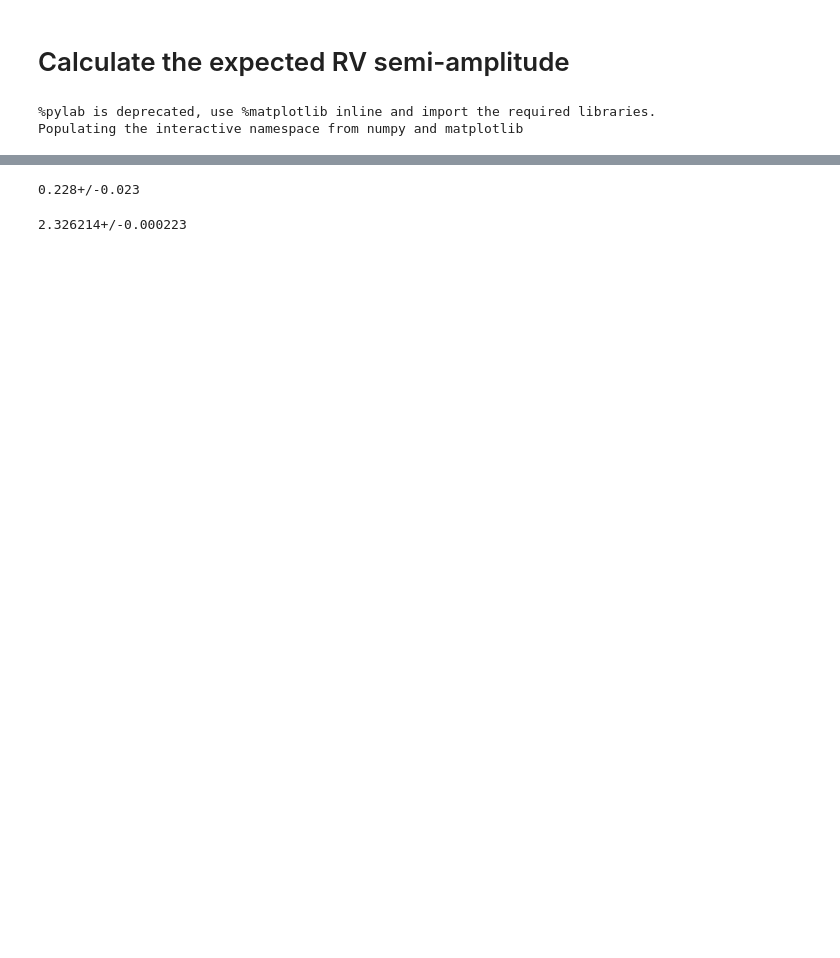
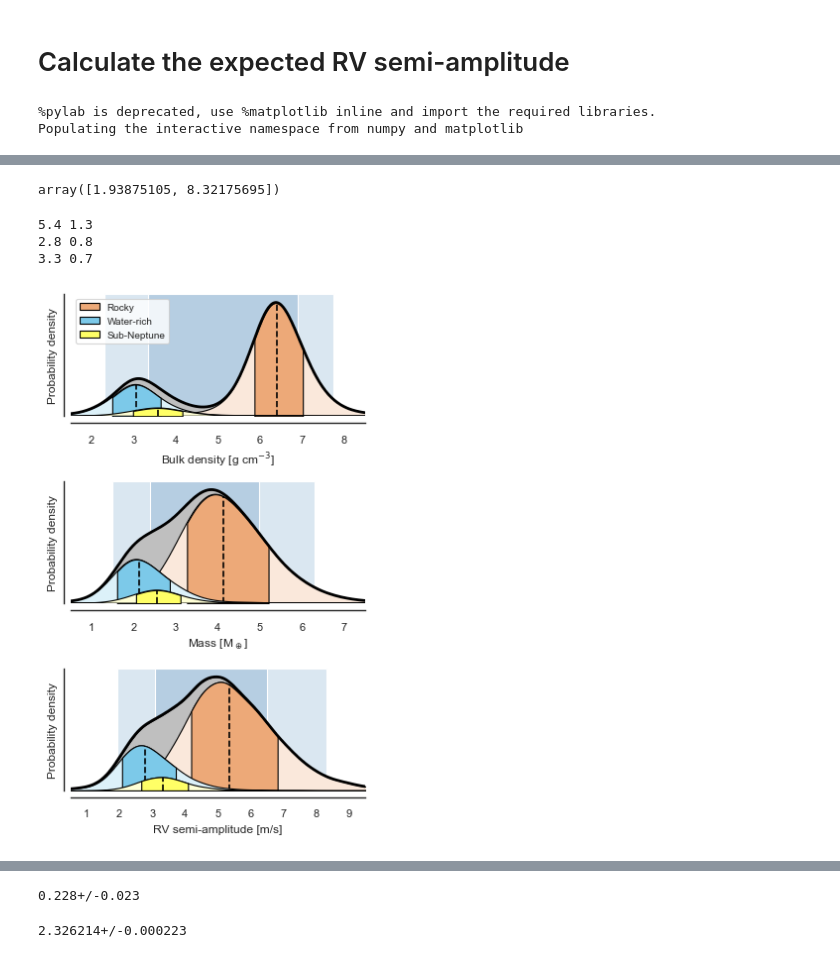
Before and after one commit to hpparvi/parviainen_2021_toi_2266, a Jupyter notebook: 06b_rv_semi_amplitude.ipynb, the cells around one changed output, grey strips where cells are left out. Cells and saved outputs as stored; diff of their text form; code cells hidden in the pictures; blank space fills up the shorter version.

```diff
--- a/06b_rv_semi_amplitude.ipynb
+++ b/06b_rv_semi_amplitude.ipynb
@@ -26,0 +26,22 @@ KeyError: "Extension 'rd_cdf' not found."
+# %%
+rplanet = 1.54, 0.09
+# %%
+from spright.model import create_radius_density_icdf
+from spright.analytical_model import map_pv, map_r_to_xy, mixture_weights
+
+nsamples = 3000
+
+rd = rmr.rdm
+pvs = rmr.posterior_samples.iloc[permutation(rmr.posterior_samples.shape[0])[:nsamples]]
+
+radii, densities, probs, rdmap, icdf = create_radius_density_icdf(pvs.values, rd, rres=300, dres=200, pres=200, separate_components=True)
+# %%
+from scipy.interpolate import RegularGridInterpolator
+
+rgir = RegularGridInterpolator((radii, probs), icdf[0], bounds_error=False)
+rgiw = RegularGridInterpolator((radii, probs), icdf[1], bounds_error=False)
+rgip = RegularGridInterpolator((radii, probs), icdf[2], bounds_error=False)
+# %%
+nsamples = 20_000
+pvs = rmr.posterior_samples.iloc[permutation(rmr.posterior_samples.shape[0])[:nsamples]].values
+imax = pvs.shape[0]
@@ -26,0 +131,26 @@ KeyError: "Extension 'rd_cdf' not found."
+# %%
+percentile(concatenate(ksamples), [2.5, 97.5])
+# %% [output]
+array([1.93875105, 8.32175695])
+# %%
+for s in ksamples:
+    ps = percentile(s, [50, 16, 84])
+    print(f"{ps[0]:.1f} {abs(ps[1:]-ps[0]).mean():.1f}")
+# %% [output]
+5.4 1.3
+2.8 0.8
+3.3 0.7
+# %%
+with sb.plotting_context('paper', font_scale=0.9):
+    fig, axs = subplots(3, 1, figsize=(AACW, 1.65*AACW))
+    plot_dists(dsamples, 0.3, vlim=(0,12), xlim=(1.5, 8.5), xlabel='Bulk density', unit='g cm$^{-3}$', ax=axs[0], add_legend=True)
+    plot_dists(msamples, 0.3, vlim=(0,10), xlim=(0.5, 7.5), xlabel='Mass', unit='M$_\oplus$', ax=axs[1])
+    plot_dists(ksamples, 0.3, vlim=(0,10), xlim=(0.5, 9.5), xlabel='RV semi-amplitude', unit='m/s', ax=axs[2])
+    setp(axs[0], xticks=arange(2,9))
+    setp(axs[1], xticks=arange(1,8))
+    setp(axs[2], xticks=arange(1,10))
+    sb.despine(offset=5)
+    fig.tight_layout()
+    fig.savefig('plots/TOI_2266b_rv_semiamplitude_paper.pdf')
+# %% [output]
+[figure, added]
```
Also changed, not shown: parts of 19 cells of this notebook, 4 other files.
